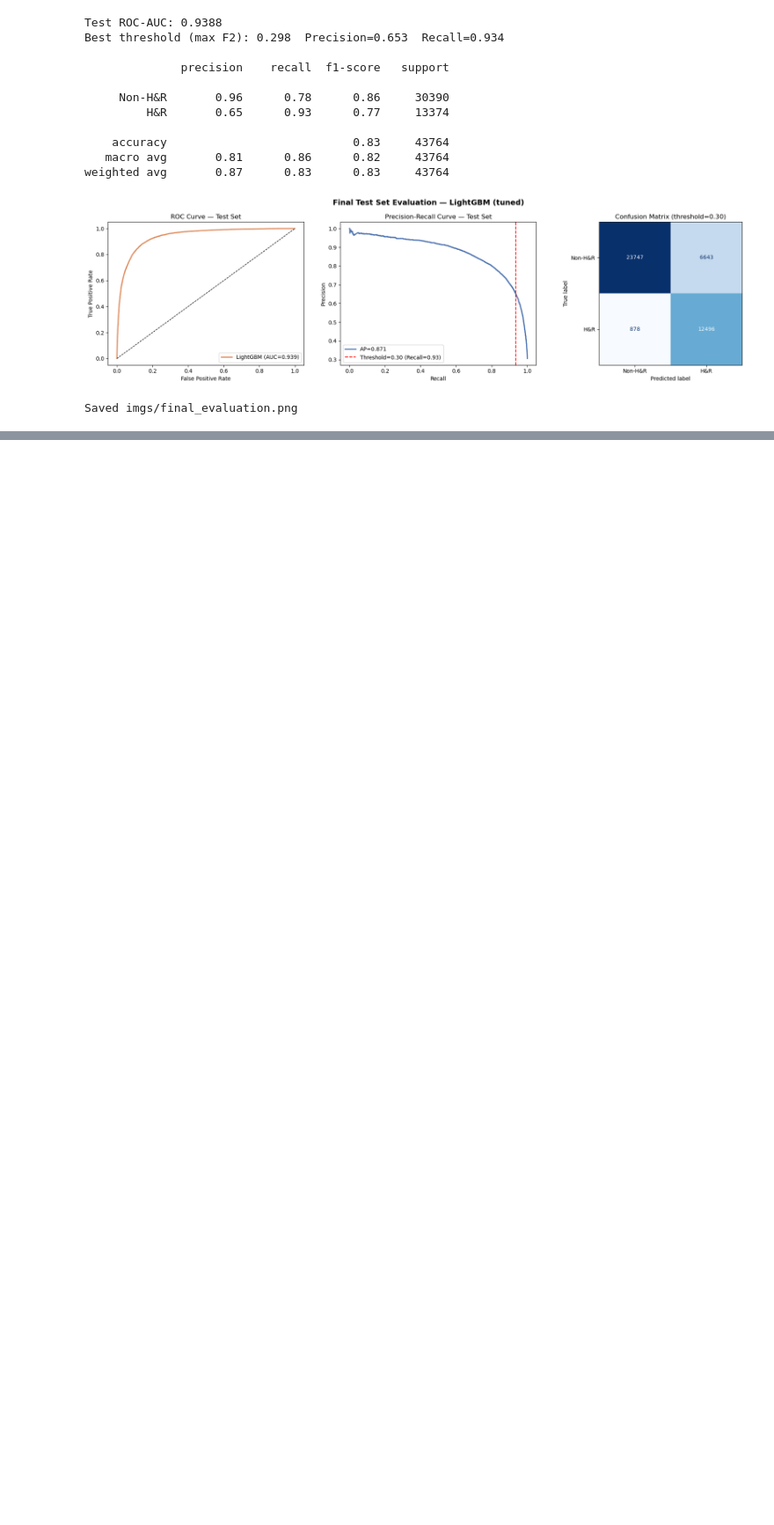
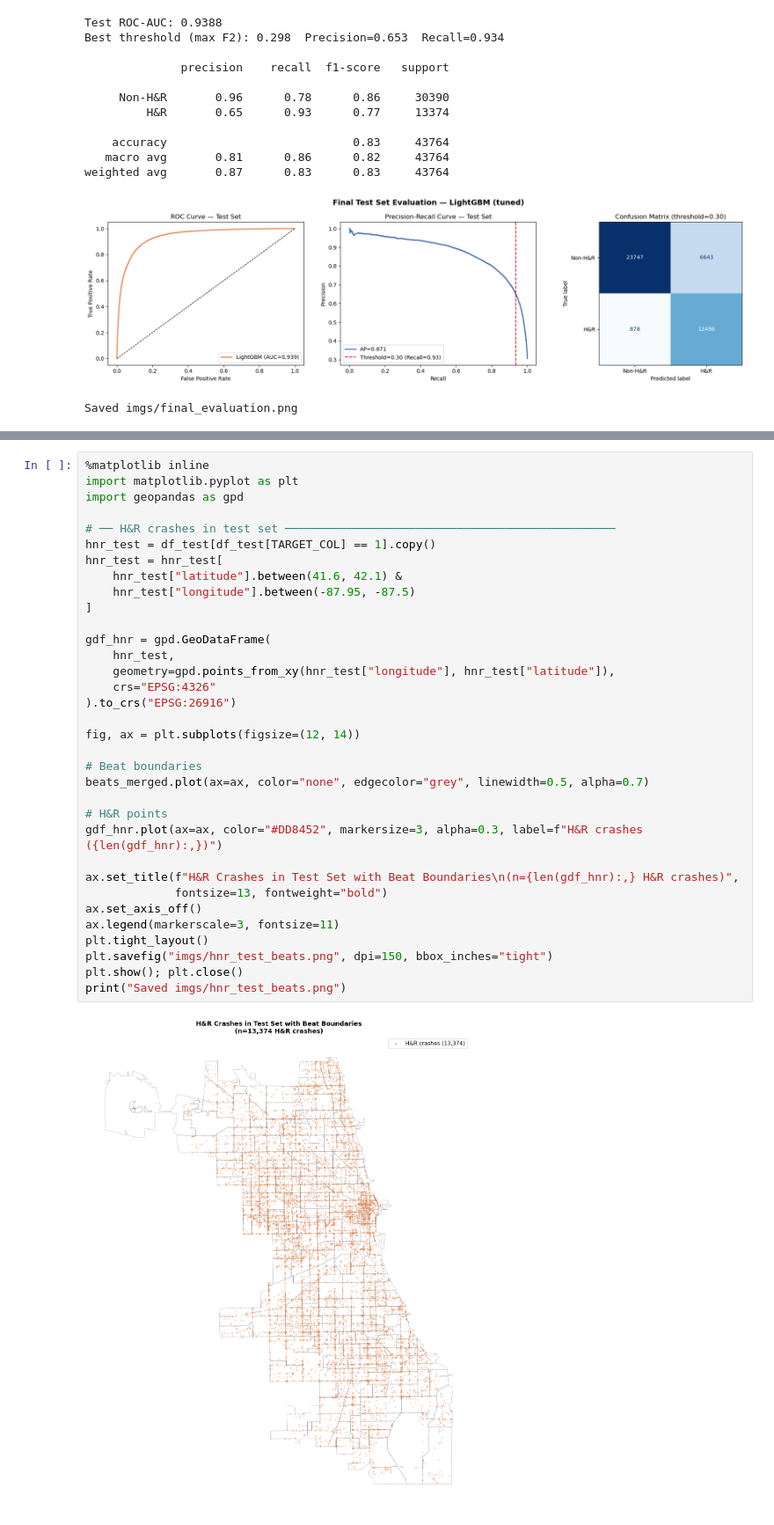
Before and after one commit to casagochman/chicago-hit-and-run, a Jupyter notebook: multi_ds/chicago_hitnrun_v2_multidataset.ipynb, the cells around one changed output, grey strips where cells are left out. Shown at 88% size. Cells and saved outputs as stored; diff of their text form; blank space fills up the shorter version.

```diff
--- a/multi_ds/chicago_hitnrun_v2_multidataset.ipynb
+++ b/multi_ds/chicago_hitnrun_v2_multidataset.ipynb
@@ -1678,0 +1925,36 @@ Saved imgs/final_evaluation.png
+# %%
+%matplotlib inline
+import matplotlib.pyplot as plt
+import geopandas as gpd
+
+# ── H&R crashes in test set ────────────────────────────────────────────────
+hnr_test = df_test[df_test[TARGET_COL] == 1].copy()
+hnr_test = hnr_test[
+    hnr_test["latitude"].between(41.6, 42.1) &
+    hnr_test["longitude"].between(-87.95, -87.5)
+]
+
+gdf_hnr = gpd.GeoDataFrame(
+    hnr_test,
+    geometry=gpd.points_from_xy(hnr_test["longitude"], hnr_test["latitude"]),
+    crs="EPSG:4326"
+).to_crs("EPSG:26916")
+
+fig, ax = plt.subplots(figsize=(12, 14))
+
+# Beat boundaries
+beats_merged.plot(ax=ax, color="none", edgecolor="grey", linewidth=0.5, alpha=0.7)
+
+# H&R points
+gdf_hnr.plot(ax=ax, color="#DD8452", markersize=3, alpha=0.3, label=f"H&R crashes ({len(gdf_hnr):,})")
+
+ax.set_title(f"H&R Crashes in Test Set with Beat Boundaries\n(n={len(gdf_hnr):,} H&R crashes)",
+             fontsize=13, fontweight="bold")
+ax.set_axis_off()
+ax.legend(markerscale=3, fontsize=11)
+plt.tight_layout()
+plt.savefig("imgs/hnr_test_beats.png", dpi=150, bbox_inches="tight")
+plt.show(); plt.close()
+print("Saved imgs/hnr_test_beats.png")
+# %% [output]
+[figure, added]
```
Also changed, not shown: parts of 10 cells of this notebook, 14 other files.
